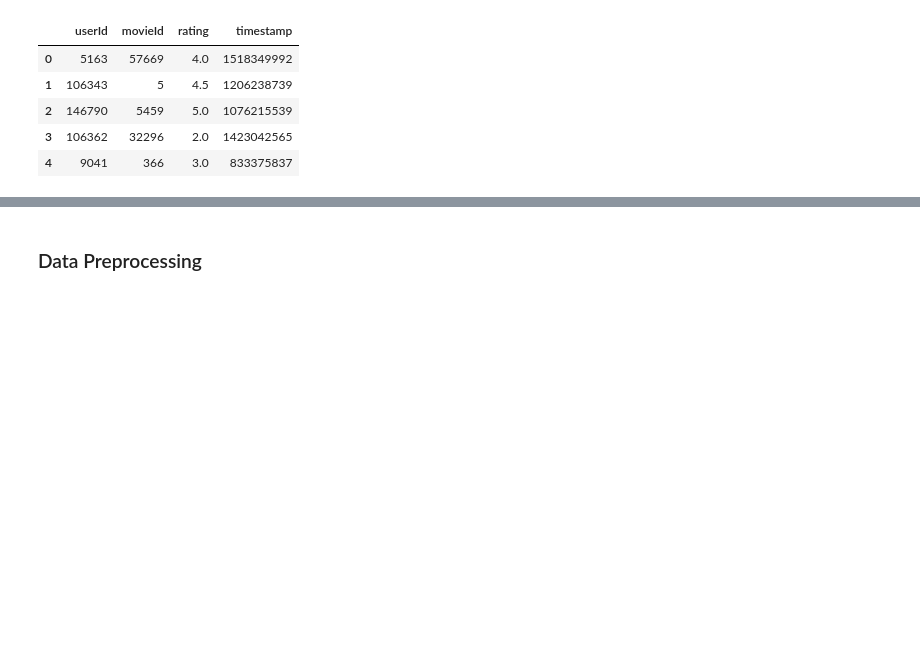
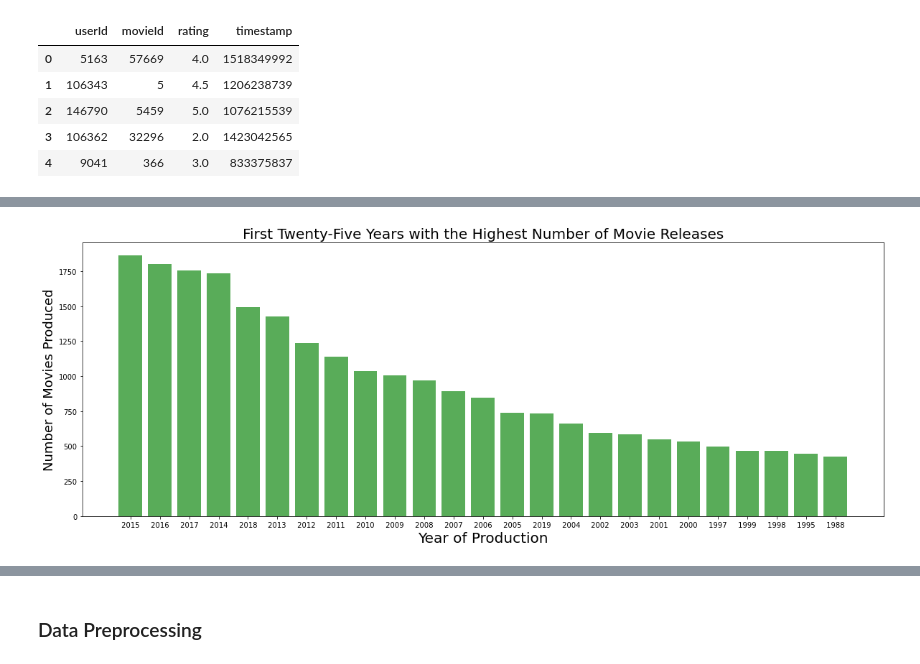
Before and after one commit to JasperZeroes/TeamND2-unsupervised-predict, a Jupyter notebook: TeamND2_Movie_Recommender_System.ipynb, the cells around one changed output, grey strips where cells are left out. Cells and saved outputs as stored; diff of their text form; code cells hidden in the pictures; blank space fills up the shorter version.

```diff
--- a/TeamND2_Movie_Recommender_System.ipynb
+++ b/TeamND2_Movie_Recommender_System.ipynb
@@ -183,0 +207,7 @@ The data has: 4 features and 10000038 rows
+# %%
+# Create a movie year column
+movies_df["year"] = movies_df["title"].str.replace(r'[a-zA-Z]', '', regex=True)
+movies_df["year"] = movies_df["year"].str.replace(r' ', '', regex=True)
+movies_df["year"] = movies_df["year"].str.replace('(', ' ', regex=True) #Remove the '(' from the year column
+movies_df["year"] = movies_df["year"].str.replace(')', ' ', regex=True) ##Remove the ')' from the year column
+movies_df.head()
@@ -183,0 +221,22 @@ The data has: 4 features and 10000038 rows
+# %%
+# Create a bar chart to visualize the first 25 years with the highest number of movie releases
+
+# Convert the 'year' column to string data type
+movies_df["year"] = movies_df["year"].astype(str)
+
+# Count the number of movies released in each year
+yearly_movie_count = movies_df["year"].value_counts()
+
+# Create a bar chart
+plt.figure(figsize=(20,7))
+plt.bar(yearly_movie_count.index[:25], yearly_movie_count.values[:25],  color='g', alpha=0.65)
+
+# Set axis labels and chart title
+plt.xlabel("Year of Production", fontsize = 20)
+plt.ylabel("Number of Movies Produced", fontsize = 18)
+plt.title("First Twenty-Five Years with the Highest Number of Movie Releases", fontsize = 20)
+
+# Show the chart
+plt.show()
+# %% [output]
+[figure, added]
```
Also changed, not shown: parts of 8 cells of this notebook.
